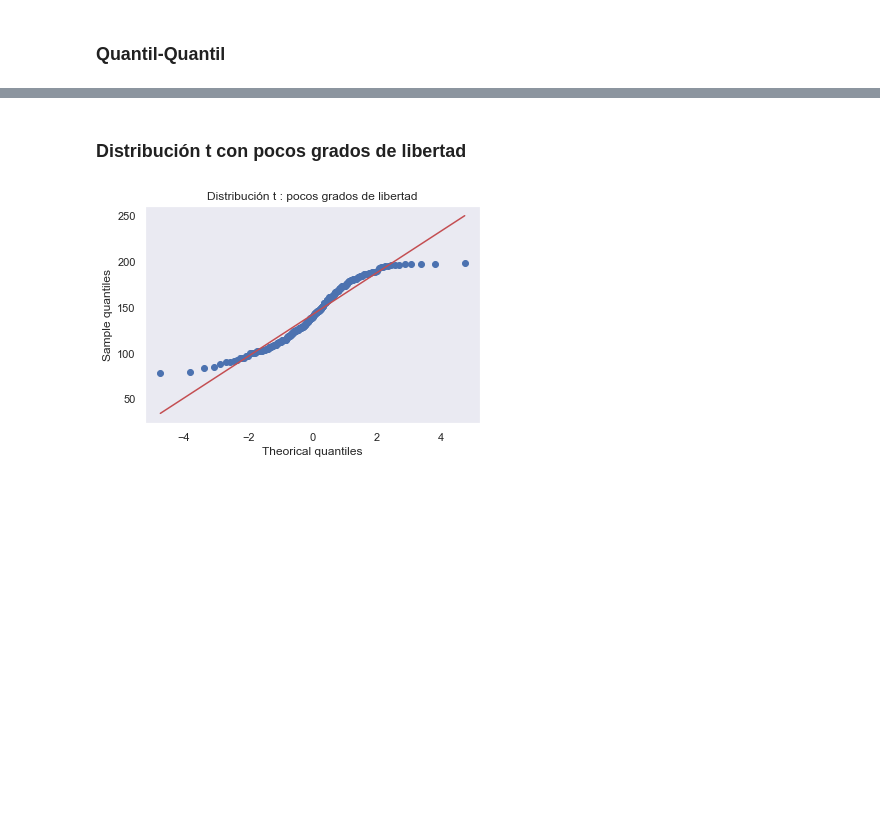
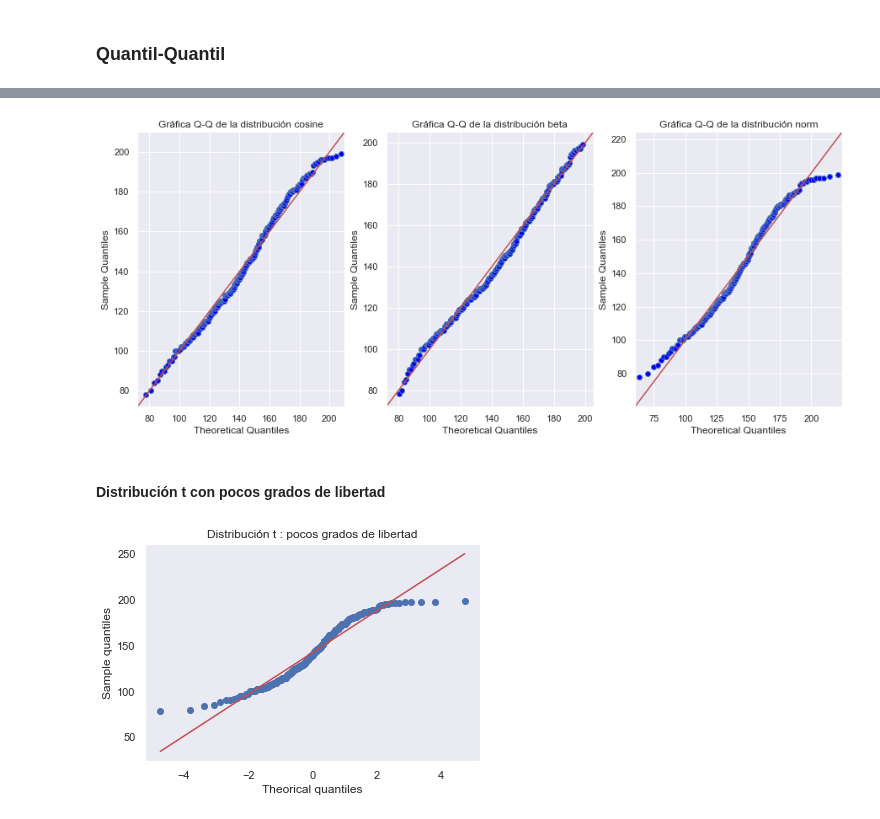
Before and after one commit to Carolina1002/PROYECTO_CBARBA_MAOCHOA, a Jupyter notebook: Proyecto_CBARBA_MAOCHOA.ipynb, the cells around one changed output, grey strips where cells are left out. Cells and saved outputs as stored; diff of their text form; code cells hidden in the pictures; blank space fills up the shorter version.

```diff
--- a/Proyecto_CBARBA_MAOCHOA.ipynb
+++ b/Proyecto_CBARBA_MAOCHOA.ipynb
@@ -248,5 +254,19 @@ plt.show()
+# %%
+# Esta función regresa las gráficas cuantil cuantil de las distribuciones y los datos
+def g_qq(best, data, fit):
+    fig, axs = plt.subplots(1, 3, figsize = [15, 6])
+    for i in range(len(best)):
+        parametros = fit.fitted_param[best[i]]
+        sm.qqplot(data, dist = getattr(st, best[i])(*parametros), line = "45", ax = axs[i])
+        axs[i].set_title(f"Gráfica Q-Q de la distribución {best[i]}")
+# %%
+# Gráficas cuantil cuantil de la distribución de los datos
+g_b1 = ["cosine", "beta","norm"]
+g_qq(g_b1, data_g, fitter_g)
+# %% [output]
+[figure, added]
 # %% [markdown]
-### Distribución t con pocos grados de libertad
+#### Distribución t con pocos grados de libertad
 # %%
 # Grafica de la distribucion t con pocos grados de libertad
 st.probplot(strokeBy_glucose_2['Glucose'],dist="t",sparams=(5),plot=plt)
```
Also changed, not shown: parts of 66 cells of this notebook.
